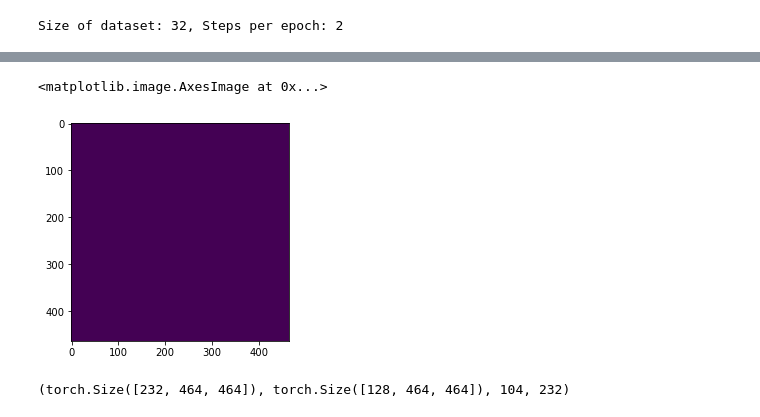
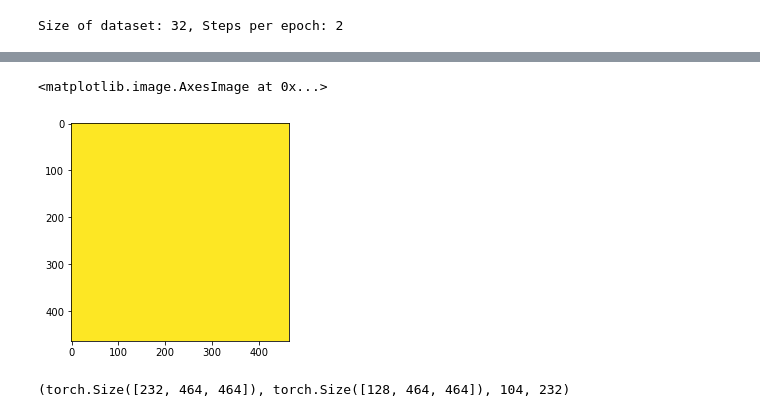
Before and after one commit to Fickincool/master-thesis, a Jupyter notebook: Notebooks/6.00_self2selfDenoising/6.00_dataloader_pilot.ipynb, the cells around one changed output, grey strips where cells are left out. Saved outputs shown, nothing was run; the diff lists cells and outputs as text; code cells hidden in the pictures.

```diff
--- a/Notebooks/6.00_self2selfDenoising/6.00_dataloader_pilot.ipynb
+++ b/Notebooks/6.00_self2selfDenoising/6.00_dataloader_pilot.ipynb
@@ -160,22 +166,22 @@ torch.Size([12, 1, 128, 128, 128])
 # %%
-# grid sanity check: grid covers the full tomogram
+# grid sanity check: grid cover the entire tomogram
 tomo_data = my_dataset.data
 
 dummy_tomo = torch.zeros_like(torch.tensor(tomo_data))
 
 for idx in range(len(my_dataset)):
 
     z0, y0, x0 = my_dataset.grid[idx]
     zmin, zmax = z0-subtomo_length//2, z0+subtomo_length//2
     ymin, ymax = y0-subtomo_length//2, y0+subtomo_length//2
     xmin, xmax = x0-subtomo_length//2, x0+subtomo_length//2
 
     dummy_tomo[zmin:zmax, ymin:ymax, xmin:xmax] = 1
 
-plt.imshow(dummy_tomo[-1])
+plt.imshow(dummy_tomo[-1], vmin=0, vmax=1)
 # %% [output]
 <matplotlib.image.AxesImage at 0x...>
-[figure, old version]
+[figure, new version]
 # %%
 # fig, (ax0, ax1) = plt.subplots(1, 2, figsize=(18, 8))
 # zidx = my_dataset.tomo_shape[0]//2
```
Also changed, not shown: parts of 12 cells of this notebook, 8 other files.
